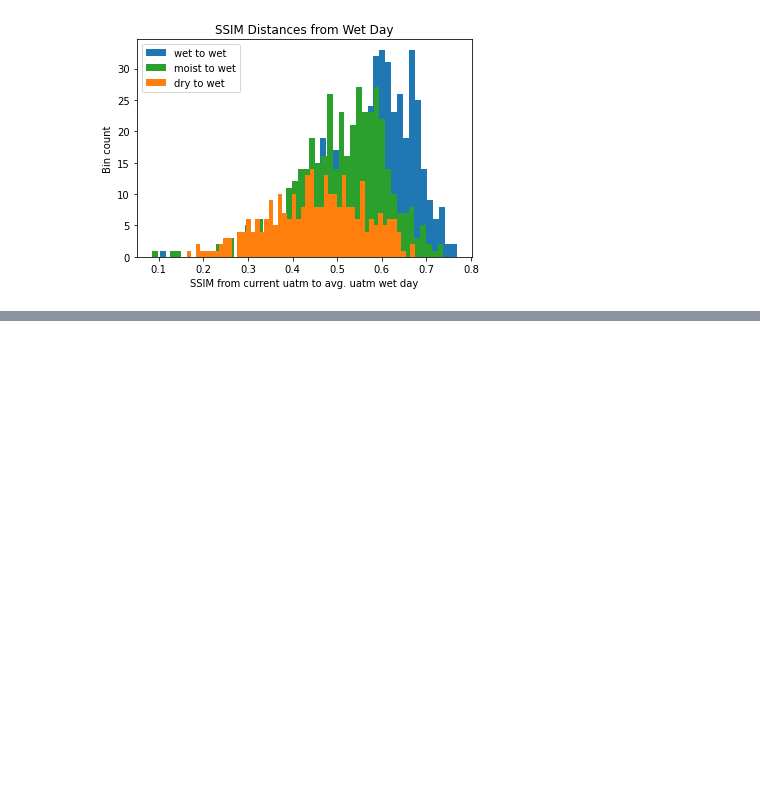
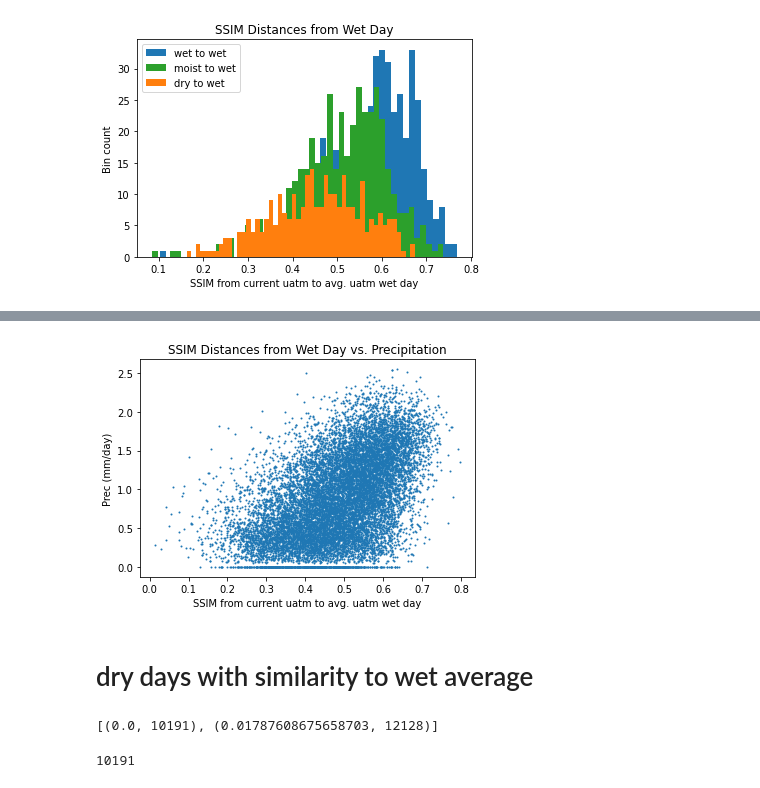
Before and after one commit to NCAR/ml-sm-dk-hf, a Jupyter notebook: notebooks/ssim_uatm_3classes.ipynb, the cells around one changed output, grey strips where cells are left out. Cells and saved outputs as stored; diff of their text form; code cells hidden in the pictures; blank space fills up the shorter version.

```diff
--- a/notebooks/ssim_uatm_3classes.ipynb
+++ b/notebooks/ssim_uatm_3classes.ipynb
@@ -291,0 +309,11 @@ plt.legend(loc="upper left")
+# %%
+# wet
+allindices = range(len(dv1))
+plt.scatter(ssim_matrix2[2][allindices], np.array(r2)[allindices]**.25, color="tab:blue", s=1)
+plt.title("SSIM Distances from Wet Day vs. Precipitation");
+plt.ylabel('Prec (mm/day)')
+plt.xlabel('SSIM from current uatm to avg. uatm wet day');
+# %% [output]
+[figure, added]
+# %% [markdown]
+# dry days with similarity to wet average
@@ -291,0 +326,9 @@ plt.legend(loc="upper left")
+# %%
+# dryest 2
+top[0:2]
+# %% [output]
+[(0.0, 10191), (0.01787608675658703, 12128)]
+# %%
+top[0][1]
+# %% [output]
+10191
```
Also changed, not shown: parts of 18 cells of this notebook.
